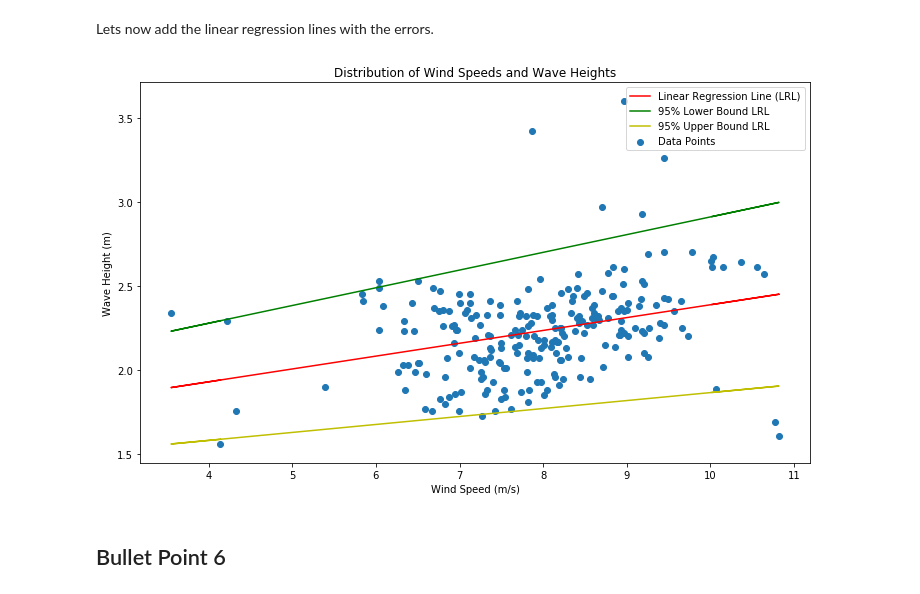
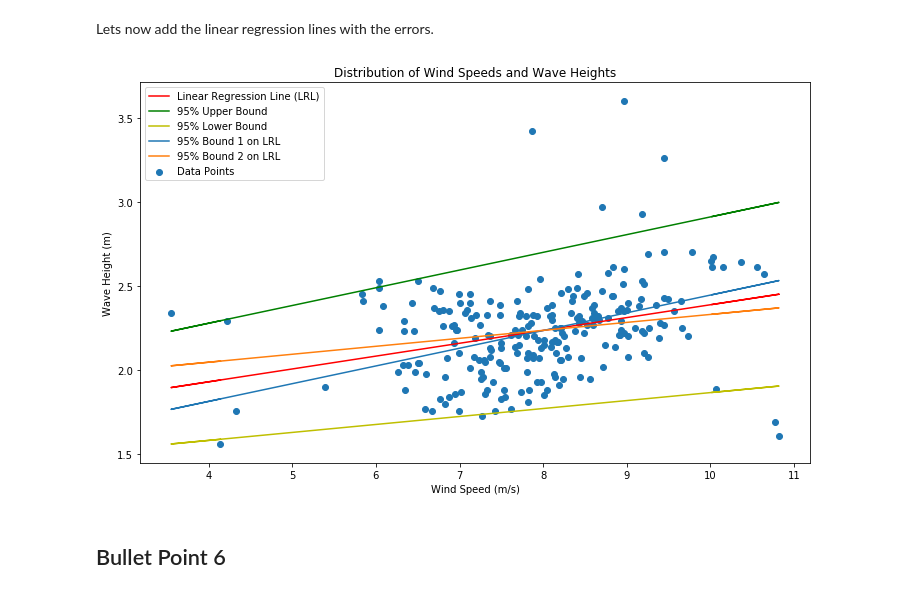
Before and after one commit to lukepolson/School, a Jupyter notebook: Phys 411/Assignment 2/Question 1.ipynb, the cells around one changed output. Drawn from its saved outputs; the diff is of its cells as text; code cells hidden in the pictures.

```diff
--- a/Phys 411/Assignment 2/Question 1.ipynb
+++ b/Phys 411/Assignment 2/Question 1.ipynb
@@ -337,23 +337,27 @@ Lets now add the linear regression lines with the errors.
 # %%
 wave_fit = a+b*wind
 wave_fit_upr = (a+del_a)+(b+del_b)*wind
 wave_fit_lwr = (a-del_a)+(b-del_b)*wind
+wave_fit_LRL_upr = (a-del_a)+(b+del_b)*wind
+wave_fit_LRL_lwr = (a+del_a)+(b-del_b)*wind
 
 fig, ax = plt.subplots(figsize=(12,7))
 
 ax.scatter(wind, wave, label='Data Points')
 ax.plot(wind, wave_fit, color='r', label='Linear Regression Line (LRL)')
-ax.plot(wind, wave_fit_upr, color='g', label='95% Lower Bound LRL')
-ax.plot(wind, wave_fit_lwr, color='y', label='95% Upper Bound LRL')
+ax.plot(wind, wave_fit_upr, color='g', label='95% Upper Bound')
+ax.plot(wind, wave_fit_lwr, color='y', label='95% Lower Bound')
+ax.plot(wind, wave_fit_LRL_upr, label='95% Bound 1 on LRL')
+ax.plot(wind, wave_fit_LRL_lwr, label='95% Bound 2 on LRL')
 
 ax.set_title('Distribution of Wind Speeds and Wave Heights')
 ax.set_xlabel('Wind Speed (m/s)')
 ax.set_ylabel('Wave Height (m)')
 ax.legend(loc='best')
 
 plt.show()
 # %% [output]
-[figure, old version]
+[figure, new version]
 # %% [markdown]
 ## Bullet Point 6
 # %% [markdown]
```
